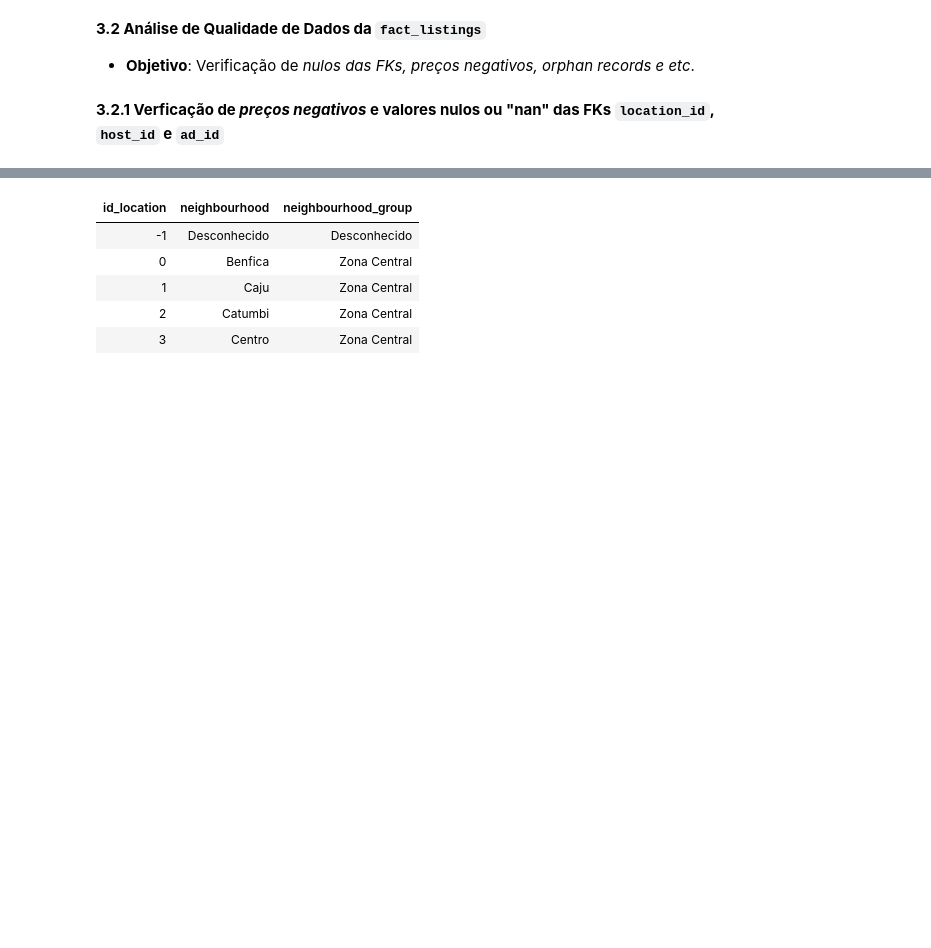
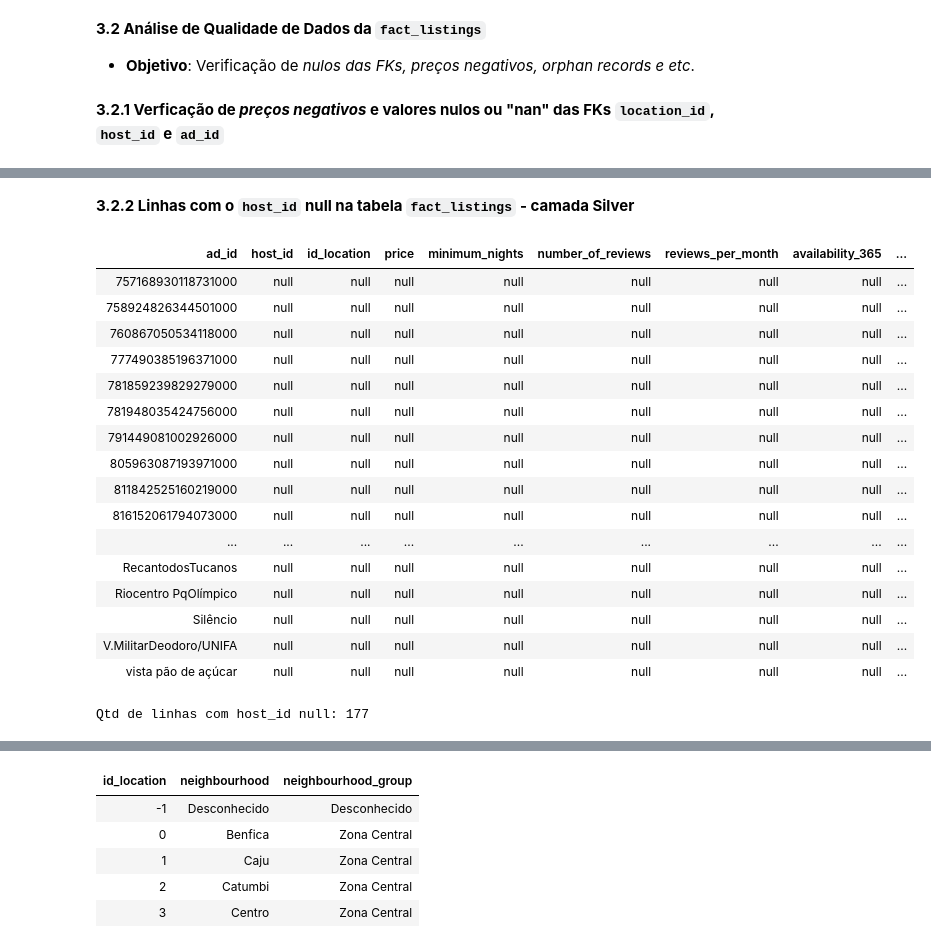
Before and after one commit to juliafarah/MVP_Data_Engineering, a Jupyter notebook: MVP_Pipeline_Airbnb_Rio.ipynb, the cells around one changed output, grey strips where cells are left out. Drawn from its saved outputs; the diff is of its cells as text; code cells hidden in the pictures; blank space fills up the shorter version.

```diff
--- a/MVP_Pipeline_Airbnb_Rio.ipynb
+++ b/MVP_Pipeline_Airbnb_Rio.ipynb
@@ -584,3 +584,30 @@ Registros sem host_id:
 | 854472134558936000 | null | null | null | null | null | null | null | ... |
 | 857052905547157000 | null | null | null | null | null | null | null | ... |
 | 861510874805658000 | null | null | null | null | null | null | null | ... |
+# %% [markdown]
+**3.2.2 Linhas com o `host_id` null na tabela `fact_listings` - camada Silver**
+# %%
+# host_id nulos
+
+display(df_check.filter(col("host_id").isNull()))
+
+print(f"Qtd de linhas com host_id null: {df_check.filter(col("host_id").isNull()).count()}")
+# %% [output]
+| ad_id | host_id | id_location | price | minimum_nights | number_of_reviews | reviews_per_month | availability_365 | ... |
+| 757168930118731000 | null | null | null | null | null | null | null | ... |
+| 758924826344501000 | null | null | null | null | null | null | null | ... |
+| 760867050534118000 | null | null | null | null | null | null | null | ... |
+| 777490385196371000 | null | null | null | null | null | null | null | ... |
+| 781859239829279000 | null | null | null | null | null | null | null | ... |
+| 781948035424756000 | null | null | null | null | null | null | null | ... |
+| 791449081002926000 | null | null | null | null | null | null | null | ... |
+| 805963087193971000 | null | null | null | null | null | null | null | ... |
+| 811842525160219000 | null | null | null | null | null | null | null | ... |
+| 816152061794073000 | null | null | null | null | null | null | null | ... |
+| ... | ... | ... | ... | ... | ... | ... | ... | ... |
+| RecantodosTucanos | null | null | null | null | null | null | null | ... |
+| Riocentro PqOlímpico | null | null | null | null | null | null | null | ... |
+| Silêncio | null | null | null | null | null | null | null | ... |
+| V.MilitarDeodoro/UNIFA | null | null | null | null | null | null | null | ... |
+| vista pão de açúcar | null | null | null | null | null | null | null | ... |
+Qtd de linhas com host_id null: 177
```
Also changed, not shown: parts of 21 cells of this notebook.
